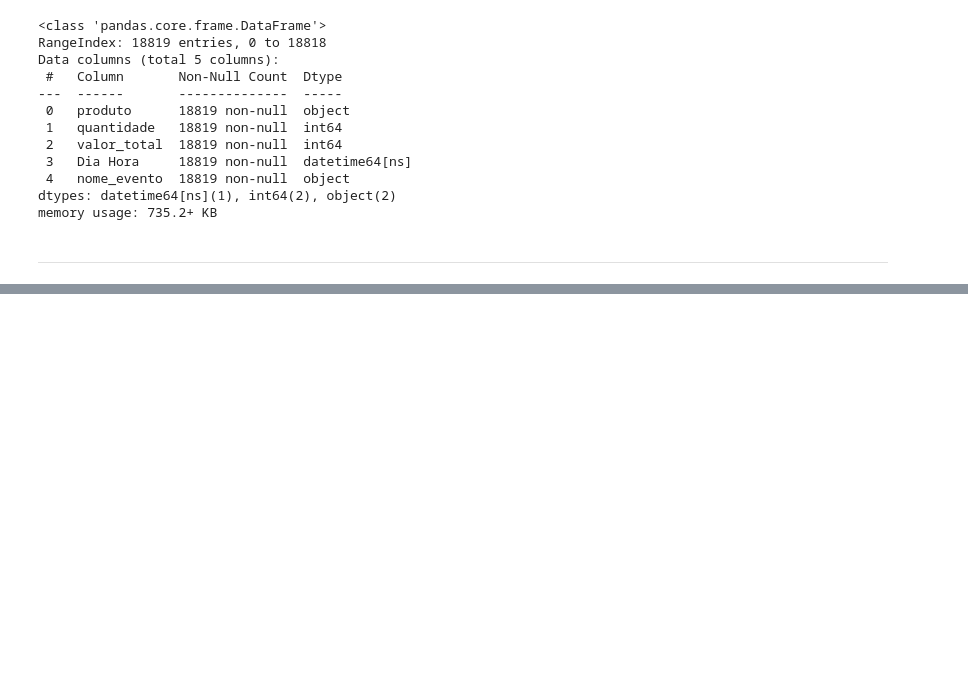
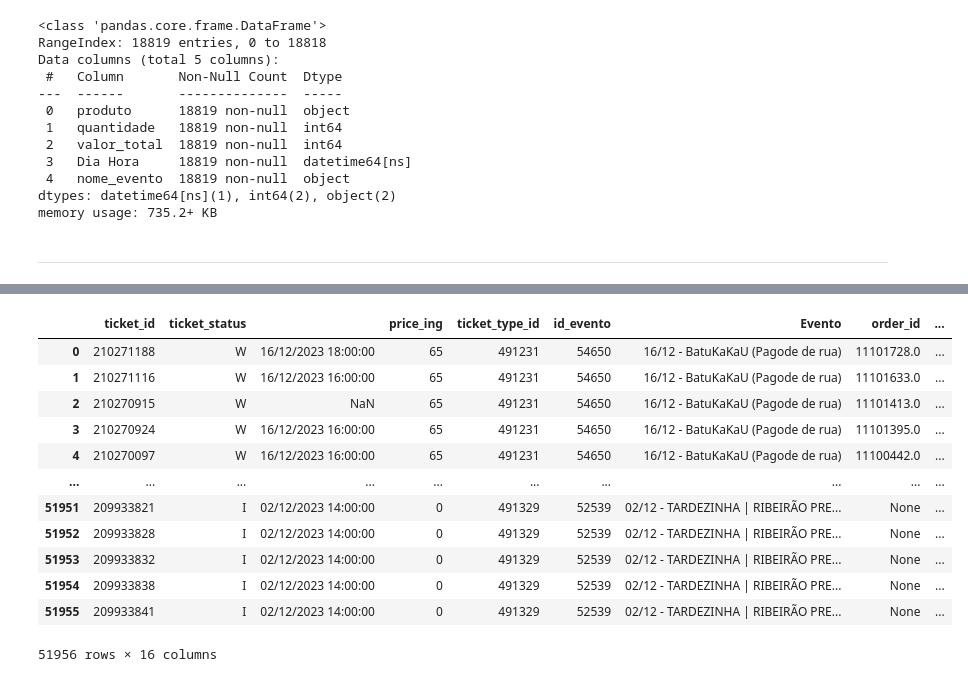
Before and after one commit to mateusono1/CB-Produ-es, a Jupyter notebook: Bilheteria_Digital.ipynb, the cells around one changed output, grey strips where cells are left out. Drawn from its saved outputs; the diff is of its cells as text; code cells hidden in the pictures; blank space fills up the shorter version.

```diff
--- a/Bilheteria_Digital.ipynb
+++ b/Bilheteria_Digital.ipynb
@@ -139,13 +121,0 @@ api_json["paths"]
-# %%
-api_url='https://ms.bilheteriadigital.net/partners/tickets'
-
-
-headers={
-    "Authorization":"9e5304038fcc84d051c40ec8cc5a38a2b0745e8e",
-    "Content-Type":"application/json"
-}
-
-
-response_teste = requests.get(api_url, headers=headers)
-teste_json=response_teste.json()
-teste_json
@@ -186,0 +267,28 @@ teste_df
+# %%
+base_ingressos2.rename(columns={
+    "event_id": "id_evento",
+    "event_name": "Evento",
+    "ticket_type_name":"Tipo de ingresso",
+    "value":"price_ing",
+    "client_email":"email_comprador",
+    "client_phone":"phone_comprador",
+    #"ticket_used_flag":""
+
+
+
+
+},inplace=True)
+# %% [output]
+|  | ticket_id | ticket_status |  | price_ing | ticket_type_id | id_evento | Evento | order_id | ... |
+| 0 | 210271188 | W | 16/12/2023 18:00:00 | 65 | 491231 | 54650 | 16/12 - BatuKaKaU (Pagode de rua) | 11101728.0 | ... |
+| 1 | 210271116 | W | 16/12/2023 16:00:00 | 65 | 491231 | 54650 | 16/12 - BatuKaKaU (Pagode de rua) | 11101633.0 | ... |
+| 2 | 210270915 | W | NaN | 65 | 491231 | 54650 | 16/12 - BatuKaKaU (Pagode de rua) | 11101413.0 | ... |
+| 3 | 210270924 | W | 16/12/2023 16:00:00 | 65 | 491231 | 54650 | 16/12 - BatuKaKaU (Pagode de rua) | 11101395.0 | ... |
+| 4 | 210270097 | W | 16/12/2023 16:00:00 | 65 | 491231 | 54650 | 16/12 - BatuKaKaU (Pagode de rua) | 11100442.0 | ... |
+| ... | ... | ... | ... | ... | ... | ... | ... | ... | ... |
+| 51951 | 209933821 | I | 02/12/2023 14:00:00 | 0 | 491329 | 52539 | 02/12 - TARDEZINHA | RIBEIRÃO PRE... | None | ... |
+| 51952 | 209933828 | I | 02/12/2023 14:00:00 | 0 | 491329 | 52539 | 02/12 - TARDEZINHA | RIBEIRÃO PRE... | None | ... |
+| 51953 | 209933832 | I | 02/12/2023 14:00:00 | 0 | 491329 | 52539 | 02/12 - TARDEZINHA | RIBEIRÃO PRE... | None | ... |
+| 51954 | 209933838 | I | 02/12/2023 14:00:00 | 0 | 491329 | 52539 | 02/12 - TARDEZINHA | RIBEIRÃO PRE... | None | ... |
+| 51955 | 209933841 | I | 02/12/2023 14:00:00 | 0 | 491329 | 52539 | 02/12 - TARDEZINHA | RIBEIRÃO PRE... | None | ... |
+51956 rows × 16 columns
```
Also changed, not shown: parts of 17 cells of this notebook.
